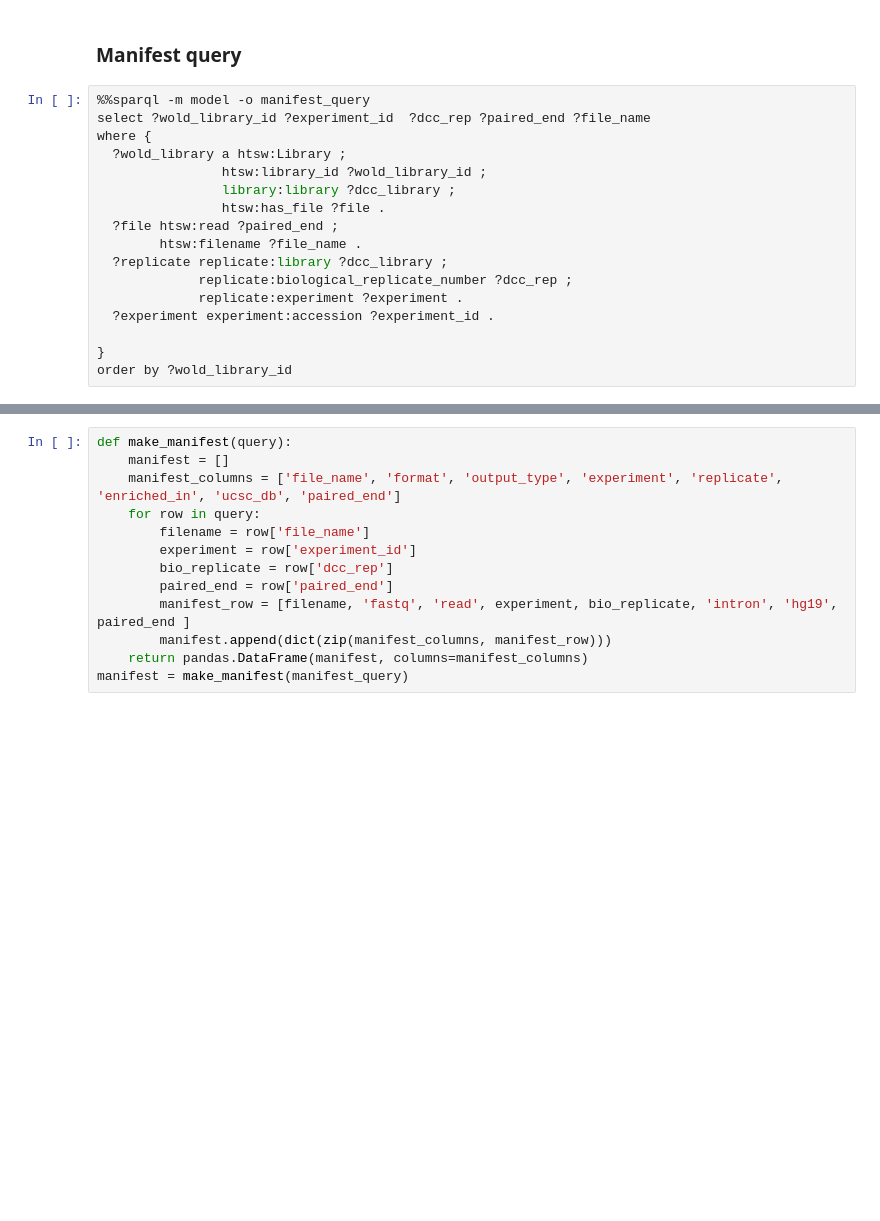
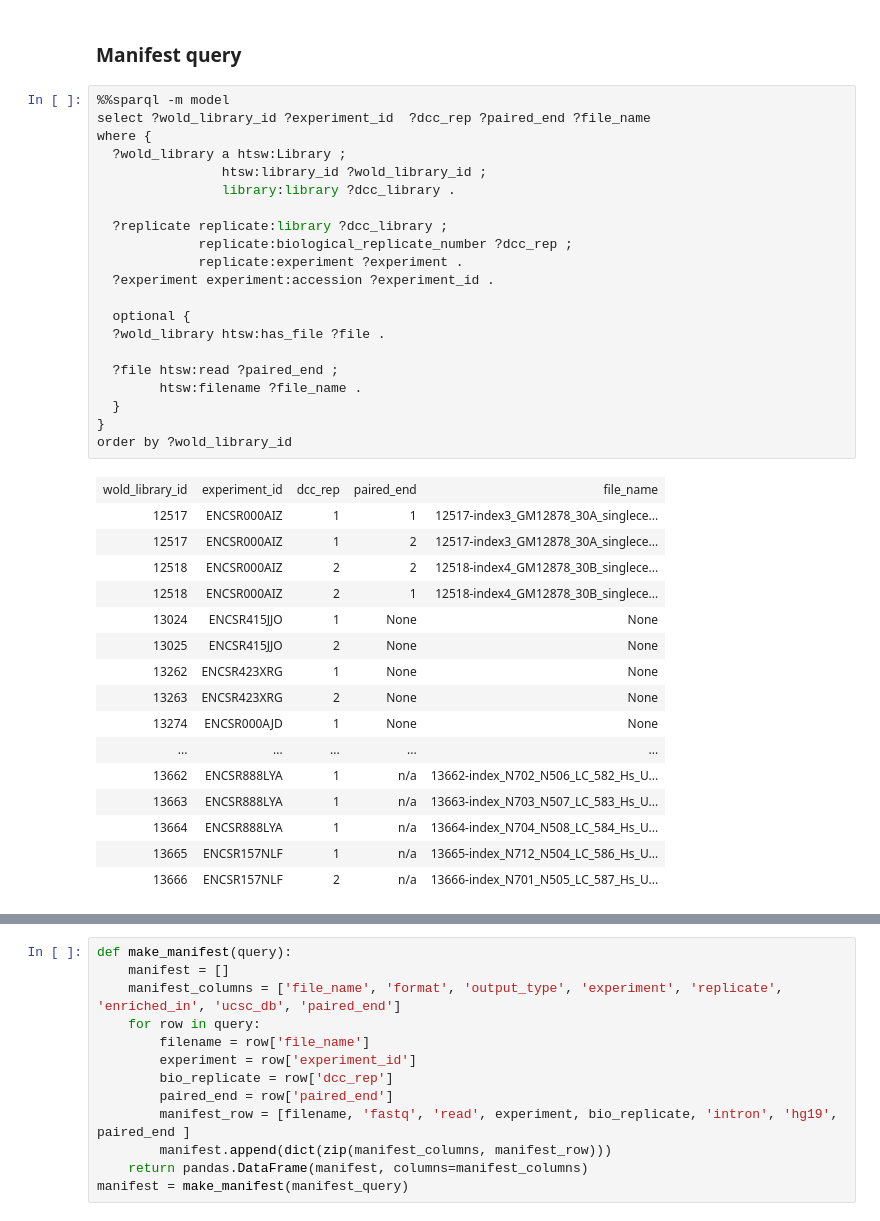
Before and after one commit to detrout/encode3-curation, a Jupyter notebook: single-cell-gm12878-and-brain-preparation.ipynb, the cells around one changed output, grey strips where cells are left out. Drawn from its saved outputs; the diff is of its cells as text; blank space fills up the shorter version.

```diff
--- a/single-cell-gm12878-and-brain-preparation.ipynb
+++ b/single-cell-gm12878-and-brain-preparation.ipynb
@@ -473,22 +473,43 @@ Added 50 statements
 # %% [markdown]
 ### Manifest query
 # %%
-%%sparql -m model -o manifest_query
+%%sparql -m model
 select ?wold_library_id ?experiment_id  ?dcc_rep ?paired_end ?file_name
 where {
   ?wold_library a htsw:Library ;
                 htsw:library_id ?wold_library_id ;
-                library:library ?dcc_library ;
-                htsw:has_file ?file .
-  ?file htsw:read ?paired_end ;
-        htsw:filename ?file_name .
+                library:library ?dcc_library .
+
   ?replicate replicate:library ?dcc_library ;
              replicate:biological_replicate_number ?dcc_rep ;
              replicate:experiment ?experiment .
   ?experiment experiment:accession ?experiment_id .
 
+  optional {
+  ?wold_library htsw:has_file ?file .
+
+  ?file htsw:read ?paired_end ;
+        htsw:filename ?file_name .
+  }
 }
 order by ?wold_library_id
+# %% [output]
+| wold_library_id | experiment_id | dcc_rep | paired_end | file_name |
+| 12517 | ENCSR000AIZ | 1 | 1 | 12517-index3_GM12878_30A_singlece... |
+| 12517 | ENCSR000AIZ | 1 | 2 | 12517-index3_GM12878_30A_singlece... |
+| 12518 | ENCSR000AIZ | 2 | 2 | 12518-index4_GM12878_30B_singlece... |
+| 12518 | ENCSR000AIZ | 2 | 1 | 12518-index4_GM12878_30B_singlece... |
+| 13024 | ENCSR415JJO | 1 | None | None |
+| 13025 | ENCSR415JJO | 2 | None | None |
+| 13262 | ENCSR423XRG | 1 | None | None |
+| 13263 | ENCSR423XRG | 2 | None | None |
+| 13274 | ENCSR000AJD | 1 | None | None |
+| ... | ... | ... | ... | ... |
+| 13662 | ENCSR888LYA | 1 | n/a | 13662-index_N702_N506_LC_582_Hs_U... |
+| 13663 | ENCSR888LYA | 1 | n/a | 13663-index_N703_N507_LC_583_Hs_U... |
+| 13664 | ENCSR888LYA | 1 | n/a | 13664-index_N704_N508_LC_584_Hs_U... |
+| 13665 | ENCSR157NLF | 1 | n/a | 13665-index_N712_N504_LC_586_Hs_U... |
+| 13666 | ENCSR157NLF | 2 | n/a | 13666-index_N701_N505_LC_587_Hs_U... |
 # %%
 manifest_query
 # %% [output]
```
Also changed, not shown: parts of 2 cells of this notebook.
